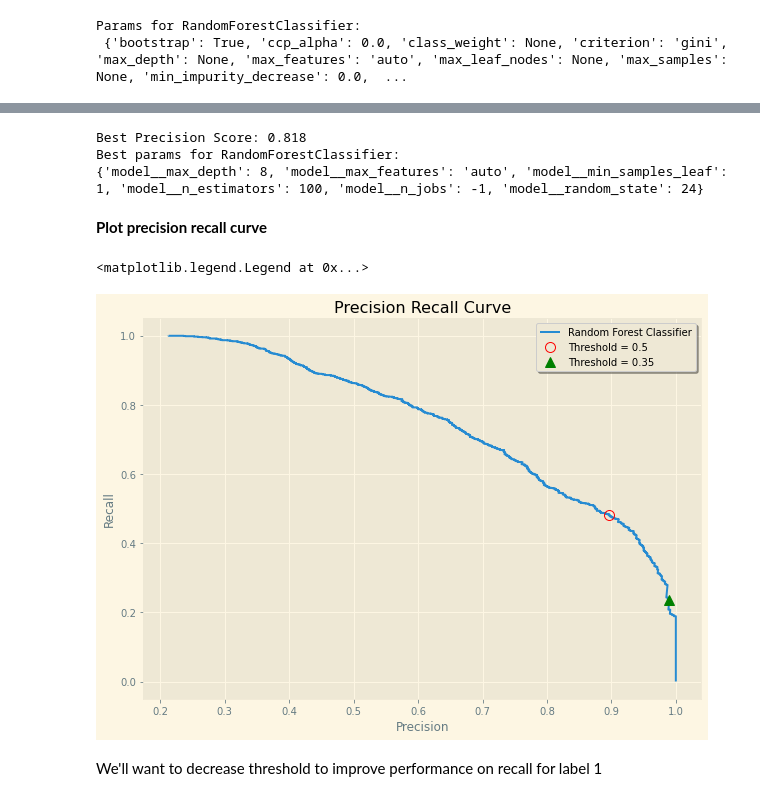
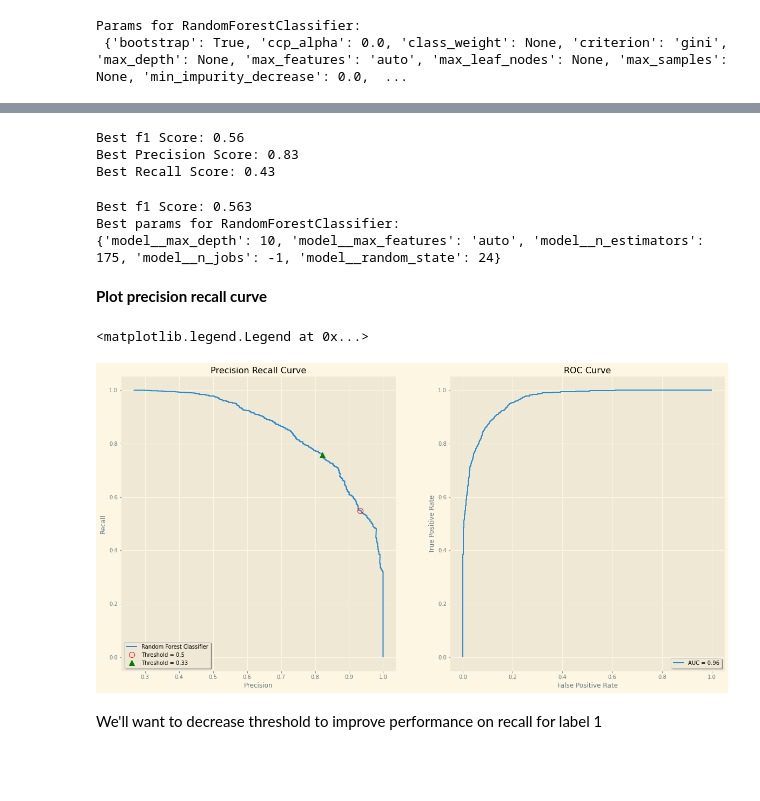
Before and after one commit to KishenSharma6/Bank_Customer_Churn_Analysis, a Jupyter notebook: Project_Codes/03_Machine_Learning/2020_0721_Modeling.ipynb, the cells around one changed output, grey strips where cells are left out. Cells and saved outputs as stored; diff of their text form; code cells hidden in the pictures; blank space fills up the shorter version.

```diff
--- a/Project_Codes/03_Machine_Learning/2020_0721_Modeling.ipynb
+++ b/Project_Codes/03_Machine_Learning/2020_0721_Modeling.ipynb
@@ -88,7 +91,7 @@ X = df.drop('exited', axis = 1)
 y = df.exited.values
 
 #Split into training and test data
-X_train, X_test, y_train, y_test = train_test_split(X, y, random_state = 42, test_size =0.2, shuffle = False )
+X_train, X_test, y_train, y_test = train_test_split(X, y, random_state = 42, test_size =0.3, shuffle = False )
 
 #Check
 print('Training data shape:{} Label shape:{}'.format(X_train.shape, y_train.shape))
@@ -209,7 +212,7 @@ weighted avg       0.86      0.87      0.85      8000
 # %%
 #Import libraries
 from sklearn.model_selection import GridSearchCV
-from sklearn.metrics import precision_score, make_scorer
+from sklearn.metrics import f1_score, make_scorer, recall_score, precision_score
 
 #Get params from random forest
 print('Params for RandomForestClassifier:\n',RandomForestClassifier().get_params())
@@ -217,14 +220,15 @@ print('Params for RandomForestClassifier:\n',RandomForestClassifier().get_params
 #Set params to test over for gridsearchCV
 params = {'model__random_state': [24],
           'model__n_jobs': [-1],
-            'model__n_estimators': [100, 125, 150],
-          'model__max_depth': [8,10,12],
-           'model__min_samples_leaf': [1,2,3],
+            'model__n_estimators': [150, 175, 200],
+          'model__max_depth': [6, 8,10],
            'model__max_features':['auto', 'sqrt', 'log2']
           }
 
 #Create scorer to optimize recall
-scorer = {'precision_score': make_scorer(precision_score)}
+scorer = {'f1_score': make_scorer(f1_score),
+         'precision_score':make_scorer(precision_score),
+         'recall_score':make_scorer(recall_score)}
 
 #Update classifier
 classifier.steps.pop(1) #Delete last step of pipe
@@ -234,12 +238,12 @@ Params for RandomForestClassifier:
  {'bootstrap': True, 'ccp_alpha': 0.0, 'class_weight': None, 'criterion': 'gini', 'max_depth': None, 'max_features': 'auto', 'max_leaf_nodes': None, 'max_samples': None, 'min_impurity_decrease': 0.0,  ...
 # %%
 #Init GridSearchCV to test params on training data
-clf = GridSearchCV(classifier, param_grid=params, n_jobs=-1, cv=5, scoring=scorer, refit='precision_score')
+clf = GridSearchCV(classifier, param_grid=params, n_jobs=-1, cv=5, scoring=scorer, refit='f1_score')
 clf.fit(X_train, y_train)
 
 #Store cv_results_ and sort by mean_test_recall_score
 grid_results = pd.DataFrame(clf.cv_results_)
-grid_results.sort_values(by = 'mean_test_precision_score', inplace=True)
+grid_results.sort_values(by = 'mean_test_f1_score', inplace=True)
 display(grid_results.head())
 # %% [output]
 |  | mean_fit_time | std_fit_time | mean_score_time | std_score_time | param_model__max_depth | ... |
@@ -251,43 +255,68 @@ display(grid_results.head())
+# %%
+print('Best f1 Score: {}'.format(round(grid_results.mean_test_f1_score.max(),2)))
+print('Best Precision Score: {}'.format(round(grid_results.mean_test_precision_score.max(),2)))
+print('Best Recall Score: {}'.format(round(grid_results.mean_test_recall_score.max(),2)))
+# %% [output]
+Best f1 Score: 0.56
+Best Precision Score: 0.83
+Best Recall Score: 0.43
 # %%
 #Store best estimator
 tuned_forest = clf.best_estimator_
 
 #View score and params of best estimator
-print('Best Precision Score: {}\nBest params for RandomForestClassifier:\n{}'.format(round(clf.best_score_,3), clf.best_params_))
+print('Best f1 Score: {}\nBest params for RandomForestClassifier:\n{}'.format(round(clf.best_score_,3), clf.best_params_))
 # %% [output]
-Best Precision Score: 0.818
+Best f1 Score: 0.563
 Best params for RandomForestClassifier:
-{'model__max_depth': 8, 'model__max_features': 'auto', 'model__min_samples_leaf': 1, 'model__n_estimators': 100, 'model__n_jobs': -1, 'model__random_state': 24}
+{'model__max_depth': 10, 'model__max_features': 'auto', 'model__n_estimators': 175, 'model__n_jobs': -1, 'model__random_state': 24}
 # %% [markdown]
 **Plot precision recall curve**
 # %%
 #Read in libraries
-from sklearn.metrics import precision_recall_curve, plot_precision_recall_curve, roc_auc_score, plot_roc_curve
+from sklearn.metrics import precision_recall_curve, roc_auc_score, roc_curve
 
 #Create figure
-f, ax = plt.subplots(figsize = (10,7))
+f, ax = plt.subplots(1,2,figsize = (20,10))
 
 
-#Get precision,recall, and threshold
+#Get precision,recall, and threshold data for plot
 precision, recall, thresholds = precision_recall_curve(y_train, tuned_forest.predict_proba(X_train)[:,1])
 
 #Plot precision recall curve of tuned_forest
-ax.plot(precision, recall, label = 'Tuned Random Forest', linewidth = 2)
+ax[0].plot(precision, recall, label = 'Tuned Random Forest', linewidth = 2)
 
 #Plot threshold = .5
 thresh_default = np.argmin(np.abs(thresholds - .5))
-thresh_decreased = np.argmin(np.abs(thresholds - .75))
-ax.plot(precision[thresh_default], recall[thresh_default], 'o', markersize = 10, markeredgecolor = 'red', color = 'none')
-ax.plot(precision[thresh_decreased], recall[thresh_decreased], '^', markersize = 10,  color = 'green')
+thresh_decreased = np.argmin(np.abs(thresholds - .33))
+ax[0].plot(precision[thresh_default], recall[thresh_default], 'o', markersize = 10, markeredgecolor = 'red', color = 'none')
+ax[0].plot(precision[thresh_decreased], recall[thresh_decreased], '^', markersize = 10,  color = 'green')
 
 #Set plot aesthetics
-ax.set_title('Precision Recall Curve')
-ax.set_xlabel('Precision')
-ax.set_ylabel('Recall')
-ax.legend(['Random Forest Classifier', 'Threshold = 0.5', 'Threshold = 0.35'], frameon = True, shadow = True)
+ax[0].set_title('Precision Recall Curve')
+ax[0].set_xlabel('Precision')
+ax[0].set_ylabel('Recall')
+ax[0].legend(['Random Forest Classifier', 'Threshold = 0.5', 'Threshold = 0.33'], frameon = True, shadow = True, loc = 'lower left')
+
+
+
+#Get fpr, tpr for plotting roc_curve
+fpr, tpr, threshold = roc_curve(y_train,tuned_forest.predict_proba(X_train)[:,1])
+
+#Get AUC score
+auc_roc = roc_auc_score(y_train,tuned_forest.predict_proba(X_train)[:,1])
+
+#PLot ROC Curve
+ax[1].plot(fpr, tpr, label = 'AUC = {}'.format(round(auc_roc, 2)))
+
+#Set plot aesthetics
+ax[1].set_title('ROC Curve')
+ax[1].set_xlabel('False Positive Rate')
+ax[1].set_ylabel('True Positive Rate')
+ax[1].legend( frameon = True, shadow = True, loc = 'lower right')
 # %% [output]
 <matplotlib.legend.Legend at 0x...>
-[figure, old version]
+[figure, new version]
 # %% [markdown]
 We'll want to decrease threshold to improve performance on recall for label 1
 # %%
```
Also changed, not shown: parts of 10 cells of this notebook, 1 other file.
